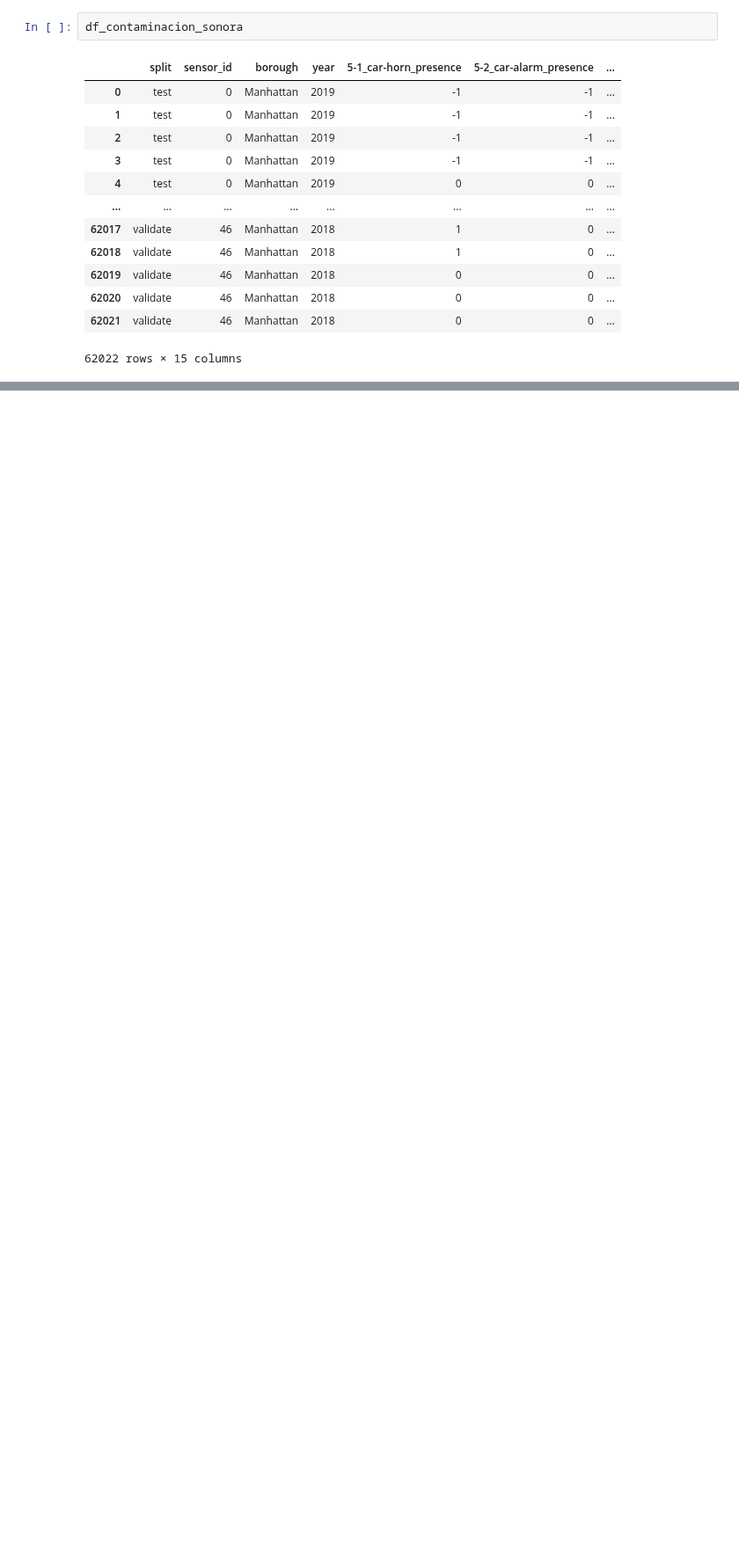
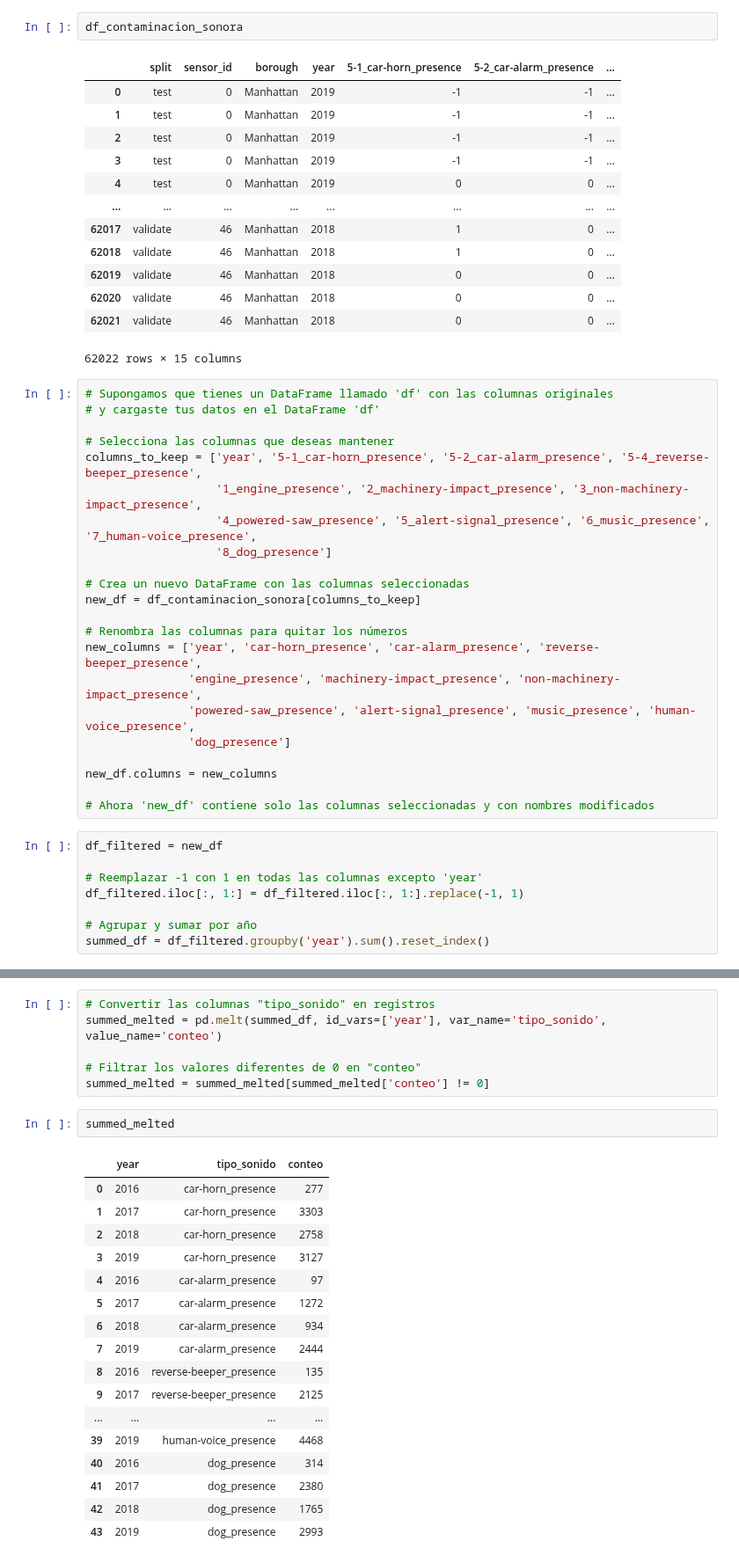
Before and after one commit to A-Lasso/Taxis-NewYork, a Jupyter notebook: Main/Analisis Contaminacion/Analisis_raw_contaminacion.ipynb, the cells around one changed output, grey strips where cells are left out. Shown at 88% size. Cells and saved outputs as stored; diff of their text form; blank space fills up the shorter version.

```diff
--- a/Main/Analisis Contaminacion/Analisis_raw_contaminacion.ipynb
+++ b/Main/Analisis Contaminacion/Analisis_raw_contaminacion.ipynb
@@ -296,3 +296,33 @@ df_contaminacion_sonora
 | 62020 | validate | 46 | Manhattan | 2018 | 0 | 0 | ... |
 | 62021 | validate | 46 | Manhattan | 2018 | 0 | 0 | ... |
 62022 rows × 15 columns
+# %%
+# Supongamos que tienes un DataFrame llamado 'df' con las columnas originales
+# y cargaste tus datos en el DataFrame 'df'
+
+# Selecciona las columnas que deseas mantener
+columns_to_keep = ['year', '5-1_car-horn_presence', '5-2_car-alarm_presence', '5-4_reverse-beeper_presence',
+                   '1_engine_presence', '2_machinery-impact_presence', '3_non-machinery-impact_presence',
+                   '4_powered-saw_presence', '5_alert-signal_presence', '6_music_presence', '7_human-voice_presence',
+                   '8_dog_presence']
+
+# Crea un nuevo DataFrame con las columnas seleccionadas
+new_df = df_contaminacion_sonora[columns_to_keep]
+
+# Renombra las columnas para quitar los números
+new_columns = ['year', 'car-horn_presence', 'car-alarm_presence', 'reverse-beeper_presence',
+               'engine_presence', 'machinery-impact_presence', 'non-machinery-impact_presence',
+               'powered-saw_presence', 'alert-signal_presence', 'music_presence', 'human-voice_presence',
+               'dog_presence']
+
+new_df.columns = new_columns
+
+# Ahora 'new_df' contiene solo las columnas seleccionadas y con nombres modificados
+# %%
+df_filtered = new_df
+
+# Reemplazar -1 con 1 en todas las columnas excepto 'year'
+df_filtered.iloc[:, 1:] = df_filtered.iloc[:, 1:].replace(-1, 1)
+
+# Agrupar y sumar por año
+summed_df = df_filtered.groupby('year').sum().reset_index()
@@ -299 +334,27 @@ df_contaminacion_sonora
+# %%
+# Convertir las columnas "tipo_sonido" en registros
+summed_melted = pd.melt(summed_df, id_vars=['year'], var_name='tipo_sonido', value_name='conteo')
+
+# Filtrar los valores diferentes de 0 en "conteo"
+summed_melted = summed_melted[summed_melted['conteo'] != 0]
+# %%
+summed_melted
+# %% [output]
+|  | year | tipo_sonido | conteo |
+| 0 | 2016 | car-horn_presence | 277 |
+| 1 | 2017 | car-horn_presence | 3303 |
+| 2 | 2018 | car-horn_presence | 2758 |
+| 3 | 2019 | car-horn_presence | 3127 |
+| 4 | 2016 | car-alarm_presence | 97 |
+| 5 | 2017 | car-alarm_presence | 1272 |
+| 6 | 2018 | car-alarm_presence | 934 |
+| 7 | 2019 | car-alarm_presence | 2444 |
+| 8 | 2016 | reverse-beeper_presence | 135 |
+| 9 | 2017 | reverse-beeper_presence | 2125 |
+| ... | ... | ... | ... |
+| 39 | 2019 | human-voice_presence | 4468 |
+| 40 | 2016 | dog_presence | 314 |
+| 41 | 2017 | dog_presence | 2380 |
+| 42 | 2018 | dog_presence | 1765 |
+| 43 | 2019 | dog_presence | 2993 |
 # %%
```
Also changed, not shown: parts of 2 cells of this notebook, 2 other files.
